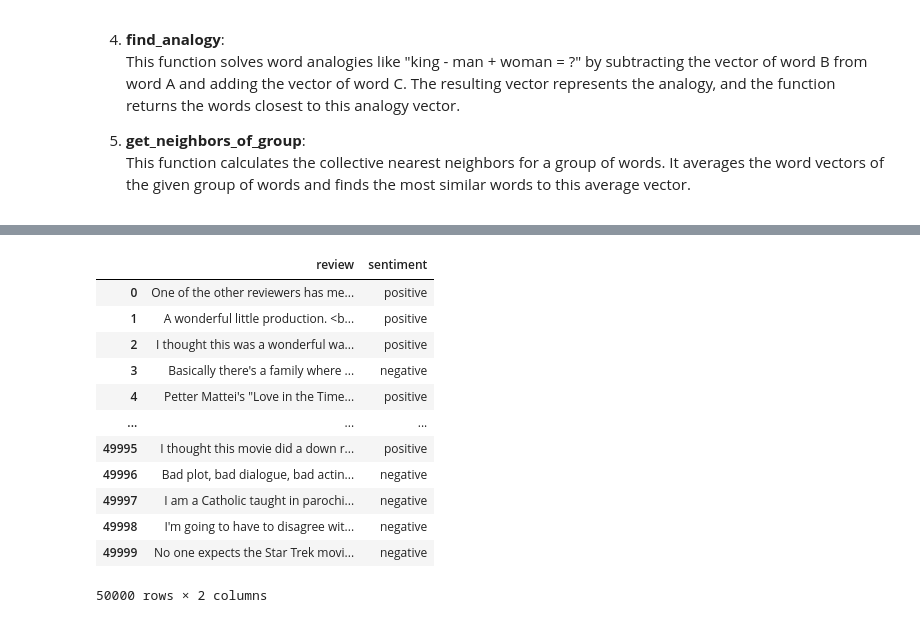
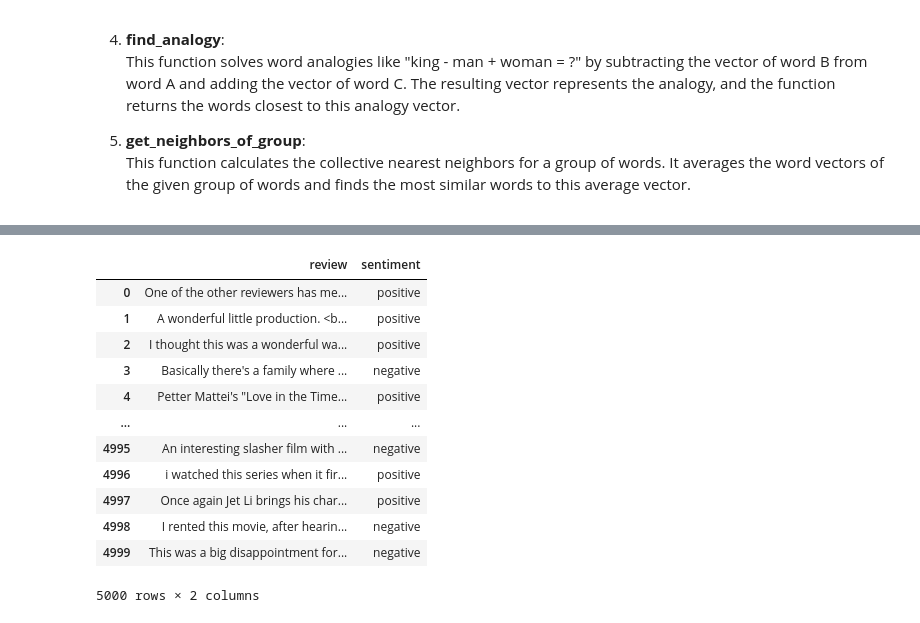
Before and after one commit to fraxea/Linear-Algebra-FALL2024-Assignment-2, a Jupyter notebook: Word Embeddings/draft.ipynb, the cells around one changed output, grey strips where cells are left out. Cells and saved outputs as stored; diff of their text form; code cells hidden in the pictures.

```diff
--- a/Word Embeddings/draft.ipynb
+++ b/Word Embeddings/draft.ipynb
@@ -851,17 +834,17 @@ import re
 # %%
-df = pd.read_csv('IMDB Dataset.csv')
+df = pd.read_csv('IMDB Dataset_small.csv')
 df
 # %% [output]
 |  | review | sentiment |
 | 0 | One of the other reviewers has me... | positive |
 | 1 | A wonderful little production. <b... | positive |
 | 2 | I thought this was a wonderful wa... | positive |
 | 3 | Basically there's a family where ... | negative |
 | 4 | Petter Mattei's "Love in the Time... | positive |
 | ... | ... | ... |
-| 49995 | I thought this movie did a down r... | positive |
-| 49996 | Bad plot, bad dialogue, bad actin... | negative |
-| 49997 | I am a Catholic taught in parochi... | negative |
-| 49998 | I'm going to have to disagree wit... | negative |
-| 49999 | No one expects the Star Trek movi... | negative |
+| 4995 | An interesting slasher film with ... | negative |
+| 4996 | i watched this series when it fir... | positive |
+| 4997 | Once again Jet Li brings his char... | positive |
+| 4998 | I rented this movie, after hearin... | negative |
+| 4999 | This was a big disappointment for... | negative |
-50000 rows × 2 columns
+5000 rows × 2 columns
```
Also changed, not shown: parts of 53 cells of this notebook, 2 other files.
